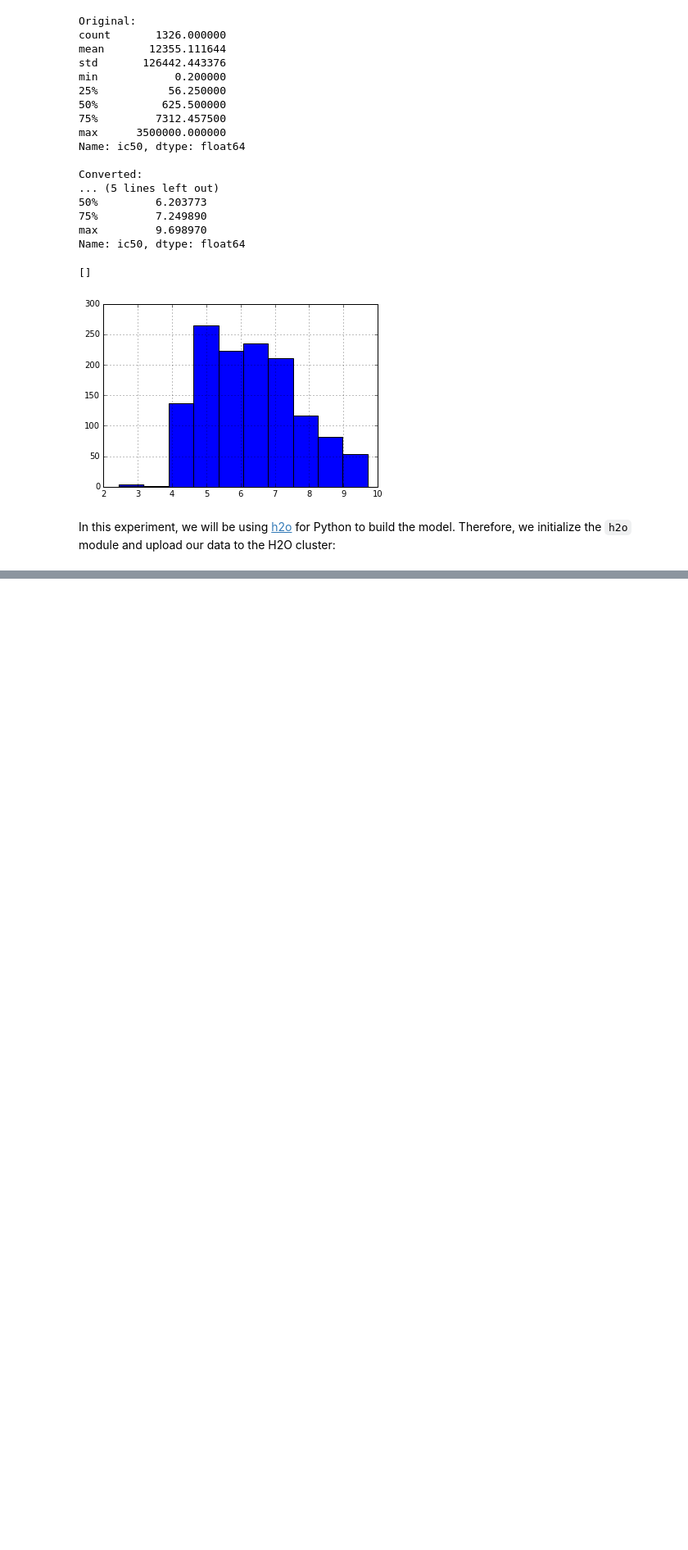
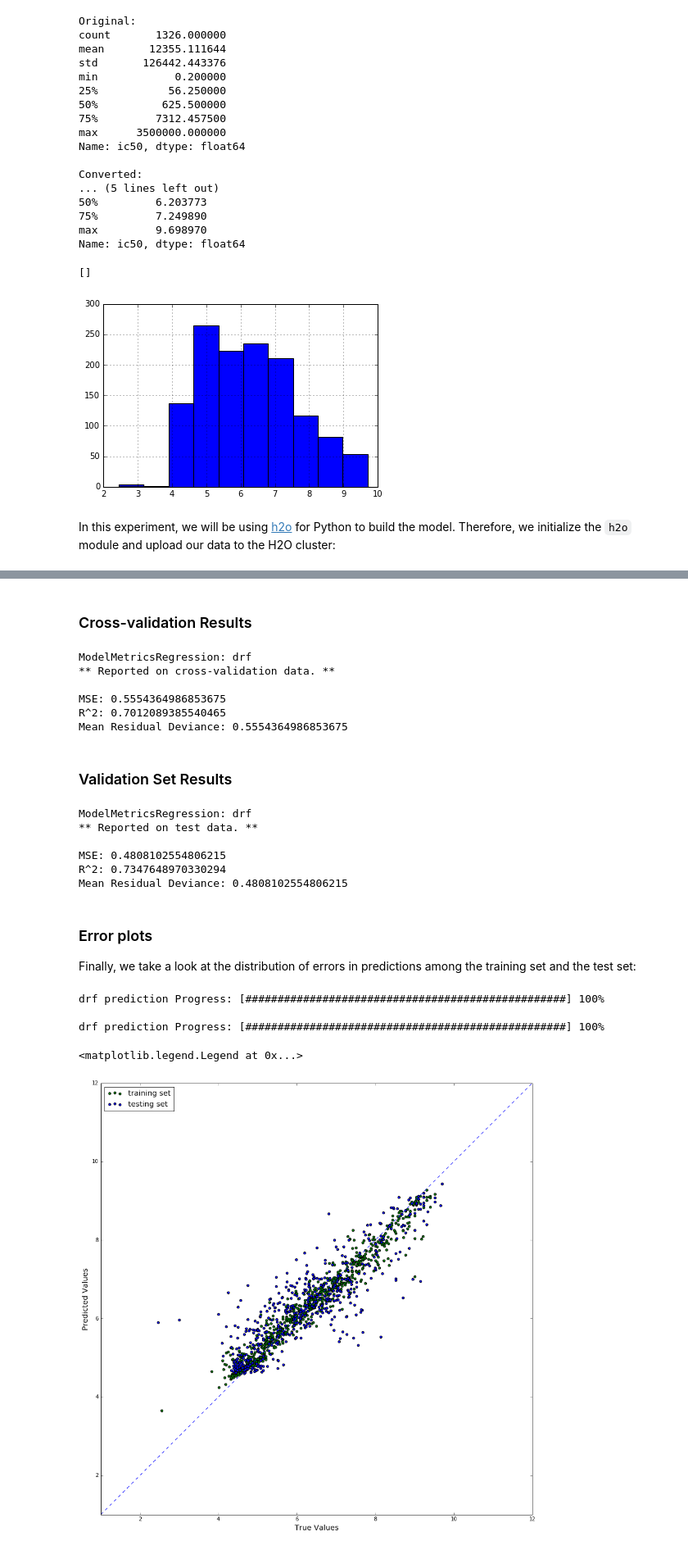
Before and after one commit to martin-sicho/MI_ADM, a Jupyter notebook: learn_h2o.ipynb, the cells around one changed output, grey strips where cells are left out. Shown: that part at 82% size. Cells and saved outputs as stored; diff of their text form; code cells hidden in the pictures; blank space fills up the shorter version.

```diff
--- a/learn_h2o.ipynb
+++ b/learn_h2o.ipynb
@@ -215,0 +155,7 @@ data.head(10)
+# %%
+training_frame, testing_frame =  frame.split_frame(
+    ratios=[0.6]
+    , destination_frames=["data_all_train", "data_all_test"]
+    , seed=42
+)
+print(training_frame.shape, testing_frame.shape)
@@ -215,0 +261,70 @@ data.head(10)
+# %% [markdown]
+### Cross-validation Results
+# %%
+model.model_performance(xval=True)
+# %% [output]
+ModelMetricsRegression: drf
+** Reported on cross-validation data. **
+
+MSE: 0.5554364986853675
+R^2: 0.7012089385540465
+Mean Residual Deviance: 0.5554364986853675
+# %% [markdown]
+### Validation Set Results
+# %%
+model.model_performance(test_data=testing_frame)
+# %% [output]
+ModelMetricsRegression: drf
+** Reported on test data. **
+
+MSE: 0.4808102554806215
+R^2: 0.7347648970330294
+Mean Residual Deviance: 0.4808102554806215
+# %% [markdown]
+### Error plots
+
+Finally, we take a look at the distribution of errors in predictions among the training set and the test set:
+# %%
+predictions_train = model.predict(training_frame).as_data_frame()
+predictions_test = model.predict(testing_frame).as_data_frame()
+predictions_train.columns = ['ic50']
+predictions_test.columns = ['ic50']
+true_values_train = training_frame['ic50'].as_data_frame()
+true_values_test = testing_frame['ic50'].as_data_frame()
+# %% [output]
+drf prediction Progress: [##################################################] 100%
+
+drf prediction Progress: [##################################################] 100%
+# %%
+import matplotlib.pyplot as plt
+
+plt.rcParams["figure.figsize"] = [15, 15]
+span = (1,12)
+axes = plt.gca()
+axes.set_xlim(span)
+axes.set_ylim(span)
+axes.set_xlabel("True Values", fontsize='x-large')
+axes.set_ylabel("Predicted Values", fontsize='x-large')
+
+plt.plot((span[0],span[1]), (span[0],span[1]), linestyle='--')
+
+plt.scatter(
+    true_values_train
+    , predictions_train
+    , c='green'
+    , s=20
+    , label='training set'
+)
+
+plt.scatter(
+    true_values_test
+    , predictions_test
+    , c='blue'
+    , s=20
+    , label='testing set'
+)
+
+plt.legend(loc='upper left', fontsize='x-large')
+# %% [output]
+<matplotlib.legend.Legend at 0x...>
+[figure, added]
```
Also changed, not shown: parts of 32 cells of this notebook, 1 other file.
